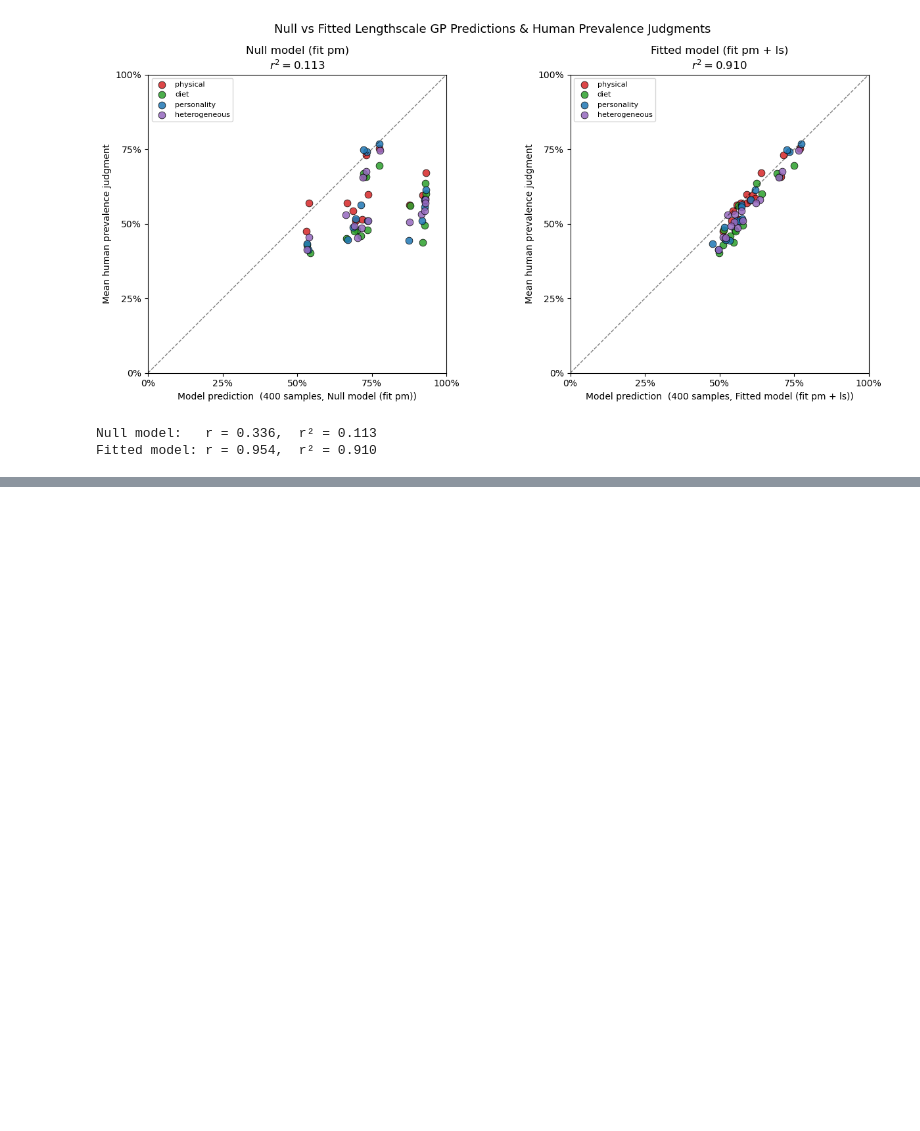
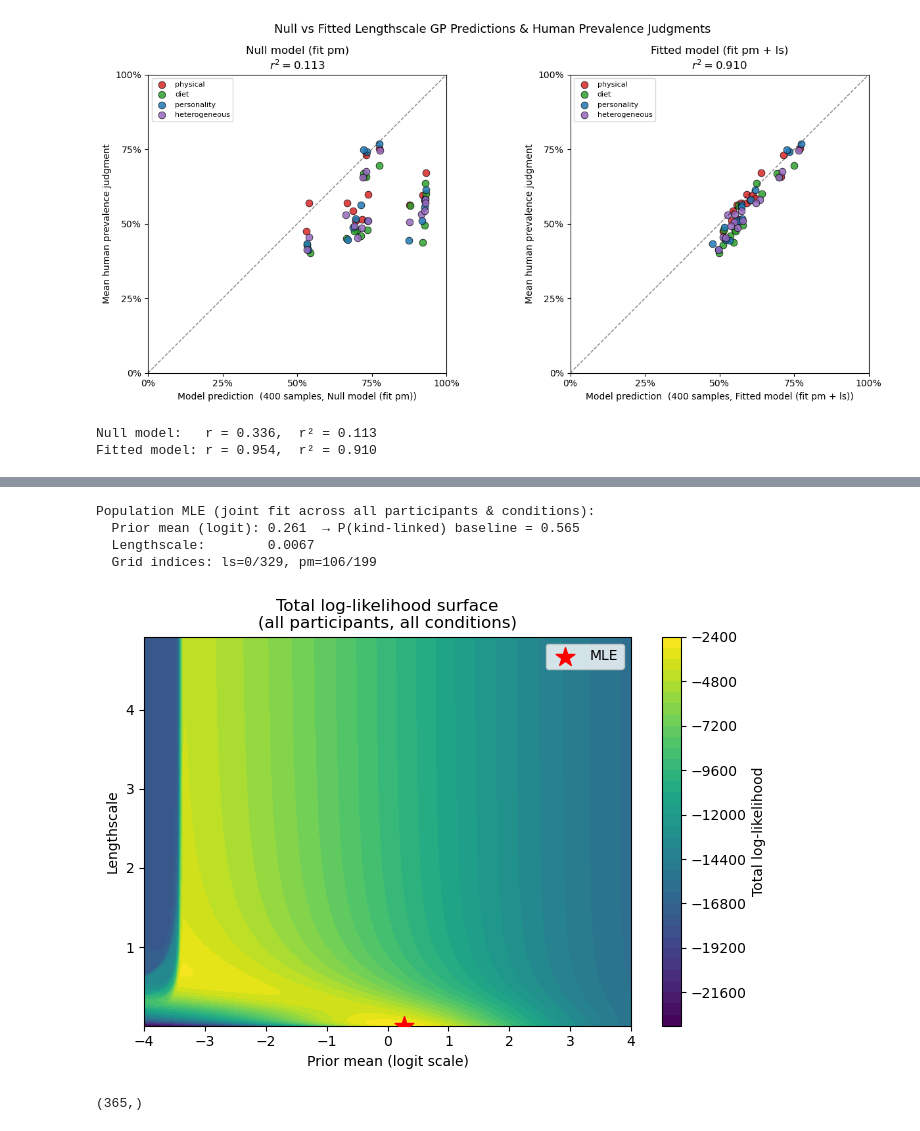
Before and after one commit to mariannazhang/compgenerics, a Jupyter notebook: model/gp/model-gp-study9.ipynb, the cells around one changed output, grey strips where cells are left out. Saved outputs shown, nothing was run; the diff lists cells and outputs as text; code cells hidden in the pictures; blank space fills up the shorter version.

Commit message:
many exploratory analyses; before compressing to important analyses and figs only

```diff
--- a/model/gp/model-gp-study9.ipynb
+++ b/model/gp/model-gp-study9.ipynb
@@ -2295,0 +2300,56 @@ Fitted model: r = 0.954,  r² = 0.910
+# %%
+# ── Fit prior mean AND lengthscale jointly across ALL participants and conditions ──
+#
+# Uses the precomputed 2D grid condition_grids_2d[cond] (N_LS_GRID, N_PM_GRID, 15)
+# to find the single (ls, pm) pair that maximises the total log-likelihood
+# summed over every participant in every condition.
+#
+# total_ll(ls, pm) = Σ_i Σ_j log N(r_ij | GP_prob_j(ls, pm, cond_i), σ)
+
+from scipy.stats import norm as sp_norm
+
+# Restrict lengthscale search to [0, 10]
+ls_mask     = ls_grid <= 5.0
+ls_grid_sub = ls_grid[ls_mask]   # subset of ls_grid values in [0, 10]
+
+total_ll_2d = np.zeros((ls_mask.sum(), N_PM_GRID))
+
+for p in participants:
+    cond      = p['condition']
+    responses = p['responses']
+    grid_2d   = condition_grids_2d[cond][ls_mask]   # (n_ls_sub, N_PM_GRID, 15)
+    lls = np.sum(sp_norm.logpdf(responses[None, None, :], loc=grid_2d, scale=SIGMA_NOISE), axis=2)
+    total_ll_2d += lls   # (n_ls_sub, N_PM_GRID)
+
+best_ls_idx, best_pm_idx = np.unravel_index(np.argmax(total_ll_2d), total_ll_2d.shape)
+prior_ls_population = float(ls_grid_sub[best_ls_idx])
+prior_pm_population = float(pm_grid[best_pm_idx])
+
+print(f"Population MLE (joint fit across all participants & conditions):")
+print(f"  Prior mean (logit): {prior_pm_population:.3f}  "
+      f"→ P(kind-linked) baseline = {1/(1+np.exp(-prior_pm_population)):.3f}")
+print(f"  Lengthscale:        {prior_ls_population:.4f}")
+print(f"  Grid indices: ls={best_ls_idx}/{len(ls_grid_sub)-1}, pm={best_pm_idx}/{N_PM_GRID-1}")
+
+# ── Visualise the 2D log-likelihood surface ───────────────────────────────────
+fig, ax = plt.subplots(figsize=(7, 5))
+im = ax.contourf(pm_grid, ls_grid_sub, total_ll_2d, levels=40, cmap='viridis')
+ax.scatter([prior_pm_population], [prior_ls_population],
+           color='red', marker='*', s=200, zorder=5, label='MLE')
+ax.set_xlabel('Prior mean (logit scale)')
+ax.set_ylabel('Lengthscale')
+ax.set_title('Total log-likelihood surface\n(all participants, all conditions)')
+ax.legend()
+plt.colorbar(im, ax=ax, label='Total log-likelihood')
+plt.tight_layout()
+plt.show()
+# %% [output]
+Population MLE (joint fit across all participants & conditions):
+  Prior mean (logit): 0.261  → P(kind-linked) baseline = 0.565
+  Lengthscale:        0.0067
+  Grid indices: ls=0/329, pm=106/199
+[figure, added]
+# %%
+ls_grid_sub.shape
+# %% [output]
+(365,)
```
Also changed, not shown: parts of 2 cells of this notebook.
